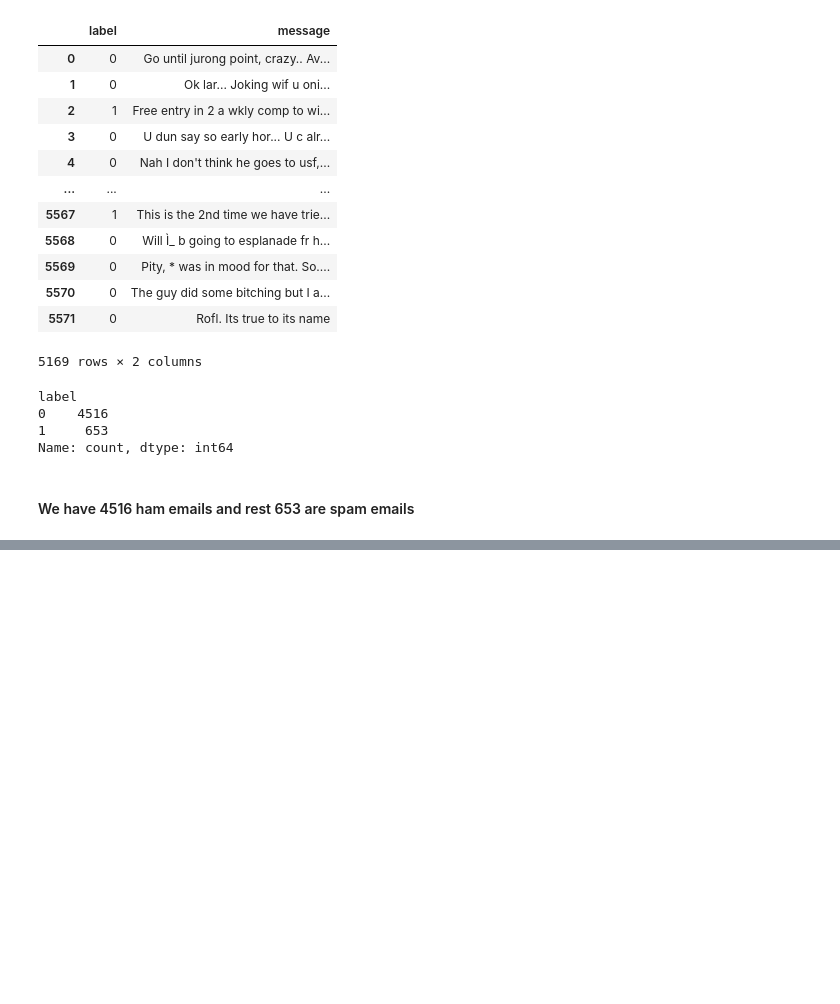
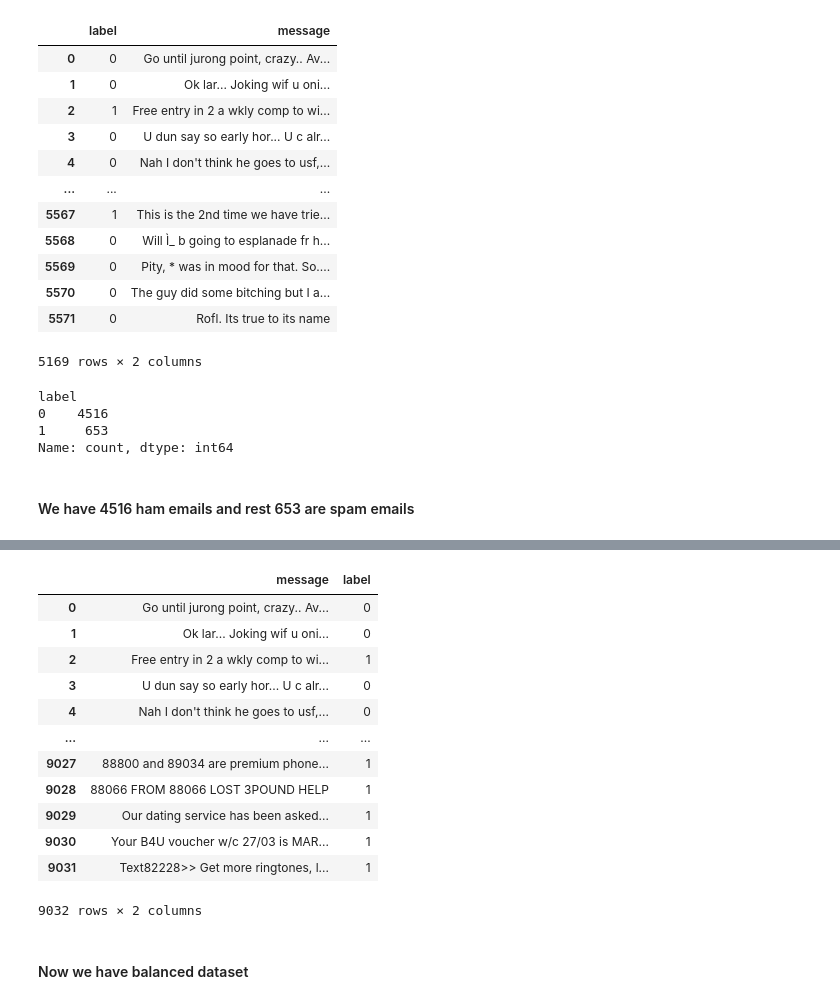
Before and after one commit to Megha211/OIBSIP, a Jupyter notebook: email_spam_detection.ipynb, the cells around one changed output, grey strips where cells are left out. Drawn from its saved outputs; the diff is of its cells as text; code cells hidden in the pictures; blank space fills up the shorter version.

```diff
--- a/email_spam_detection.ipynb
+++ b/email_spam_detection.ipynb
@@ -138,0 +172,18 @@ Name: count, dtype: int64
+# %%
+df_balanced
+# %% [output]
+|  | message | label |
+| 0 | Go until jurong point, crazy.. Av... | 0 |
+| 1 | Ok lar... Joking wif u oni... | 0 |
+| 2 | Free entry in 2 a wkly comp to wi... | 1 |
+| 3 | U dun say so early hor... U c alr... | 0 |
+| 4 | Nah I don't think he goes to usf,... | 0 |
+| ... | ... | ... |
+| 9027 | 88800 and 89034 are premium phone... | 1 |
+| 9028 | 88066 FROM 88066 LOST 3POUND HELP | 1 |
+| 9029 | Our dating service has been asked... | 1 |
+| 9030 | Your B4U voucher w/c 27/03 is MAR... | 1 |
+| 9031 | Text82228>> Get more ringtones, l... | 1 |
+9032 rows × 2 columns
+# %% [markdown]
+#### Now we have balanced dataset
```
Also changed, not shown: parts of 4 cells of this notebook.
